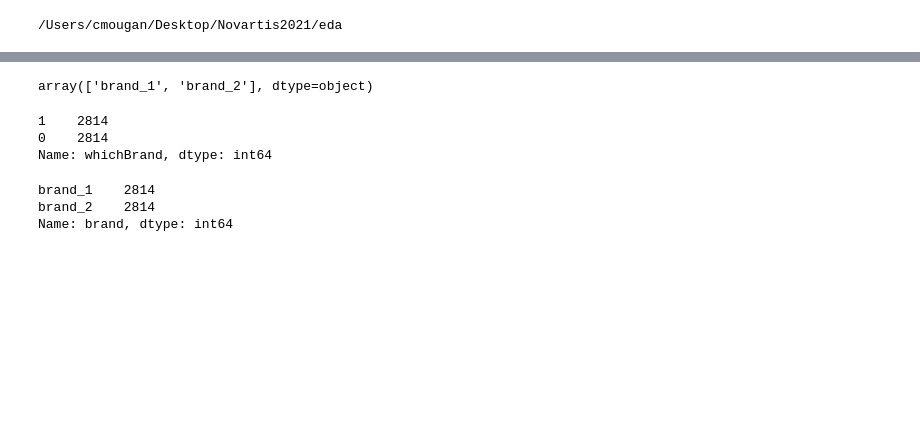
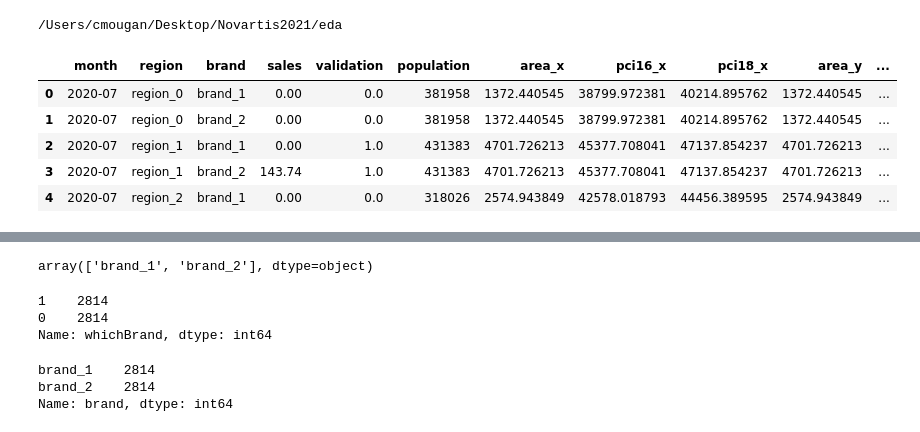
Before and after one commit to cmougan/Novartis2021, a Jupyter notebook: EDA.ipynb, the cells around one changed output, grey strips where cells are left out. Drawn from its saved outputs; the diff is of its cells as text; code cells hidden in the pictures; blank space fills up the shorter version.

```diff
--- a/EDA.ipynb
+++ b/EDA.ipynb
@@ -30,0 +36,19 @@ brands_3_12 = pd.read_csv('../data/features/brand_3_12_market_features_lagged.cs
+# %%
+# %% Add region data
+df_feats = df_full.merge(df_region, on="region", how="left")
+df_feats = pd.merge(left=df_feats, right=regions_hcps, how="left", on="region")
+df_feats = df_feats.merge(
+    activity_features, on=["month", "region", "brand"], how="left"
+)
+
+df_feats = df_feats.merge(brands_3_12, on=["month", "region"], how="left")
+df_feats["whichBrand"] = np.where(df_feats.brand == "brand_1", 1, 0)
+# %%
+df_feats.head()
+# %% [output]
+|  | month | region | brand | sales | validation | population | area_x | pci16_x | pci18_x | area_y | ... |
+| 0 | 2020-07 | region_0 | brand_1 | 0.00 | 0.0 | 381958 | 1372.440545 | 38799.972381 | 40214.895762 | 1372.440545 | ... |
+| 1 | 2020-07 | region_0 | brand_2 | 0.00 | 0.0 | 381958 | 1372.440545 | 38799.972381 | 40214.895762 | 1372.440545 | ... |
+| 2 | 2020-07 | region_1 | brand_1 | 0.00 | 1.0 | 431383 | 4701.726213 | 45377.708041 | 47137.854237 | 4701.726213 | ... |
+| 3 | 2020-07 | region_1 | brand_2 | 143.74 | 1.0 | 431383 | 4701.726213 | 45377.708041 | 47137.854237 | 4701.726213 | ... |
+| 4 | 2020-07 | region_2 | brand_1 | 0.00 | 0.0 | 318026 | 2574.943849 | 42578.018793 | 44456.389595 | 2574.943849 | ... |
```
Also changed, not shown: parts of 24 cells of this notebook, 2 other files.
